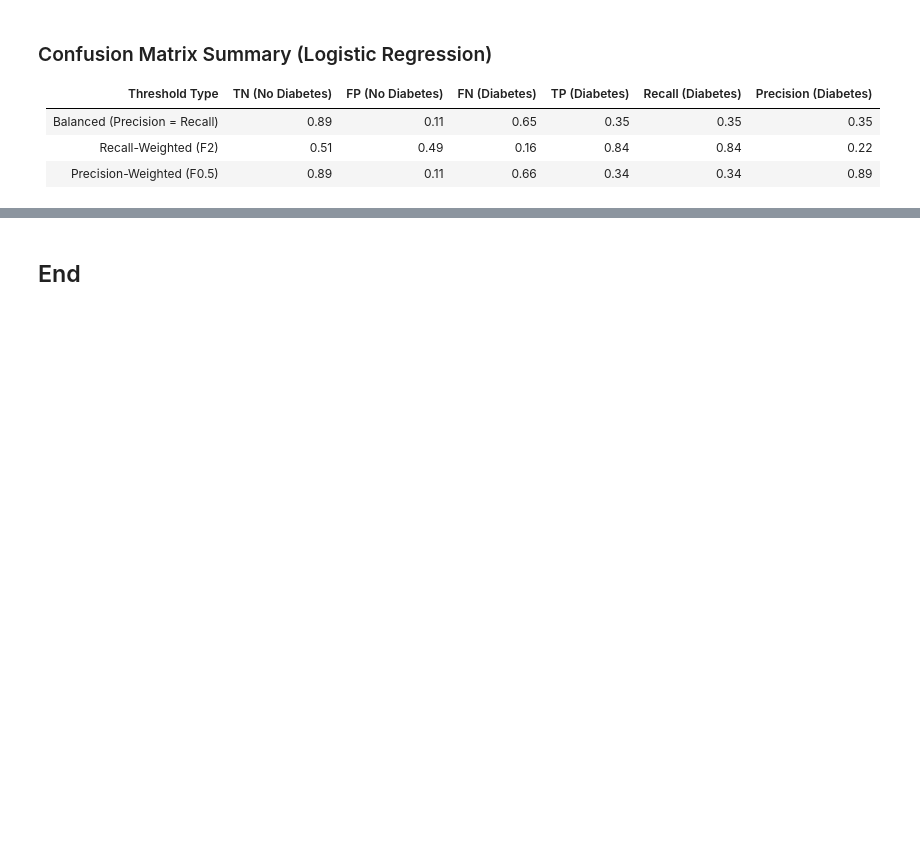
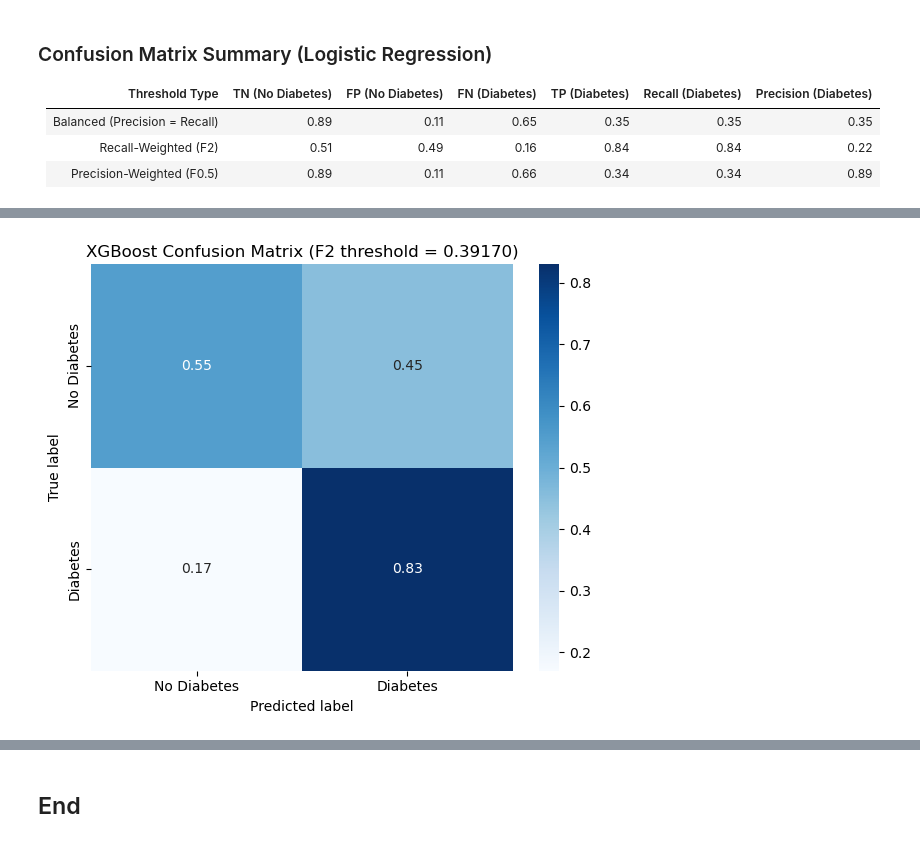
Before and after one commit to shaolinpat/brfss_diabetes_modeling, a Jupyter notebook: notebooks/01_xgboost_2022_2023.ipynb, the cells around one changed output, grey strips where cells are left out. Cells and saved outputs as stored; diff of their text form; code cells hidden in the pictures; blank space fills up the shorter version.

```diff
--- a/notebooks/01_xgboost_2022_2023.ipynb
+++ b/notebooks/01_xgboost_2022_2023.ipynb
@@ -509,0 +702,10 @@ y_test shape: (91682,)
+# %%
+# Train XGBoost on resampled data
+xgb_model_recent = xgb.XGBClassifier(
+    eval_metric="logloss",
+    random_state=SEED
+)
+xgb_model_recent.fit(X_resampled, y_resampled)
+
+# Predict probabilities on original (imbalanced) test set
+y_probs_recent = xgb_model_recent.predict_proba(X_test)[:, 1]
@@ -509,0 +788,20 @@ y_test shape: (91682,)
+# %%
+# Convert predicted probabilities to binary predictions
+y_pred_f2 = (y_probs_recent >= f2_threshold_recent).astype(int)
+
+# Compute confusion matrix
+cm = confusion_matrix(y_recent, y_pred_f2, normalize='true')
+
+# Plot confusion matrix
+fig, ax = plt.subplots(figsize=(6, 5))
+sns.heatmap(cm, annot=True, fmt=".2f", cmap="Blues", xticklabels=["No Diabetes", "Diabetes"],
+            yticklabels=["No Diabetes", "Diabetes"], ax=ax)
+
+plt.title(f"XGBoost Confusion Matrix (F2 threshold = {f2_threshold_recent:.5f})")
+plt.xlabel("Predicted label")
+plt.ylabel("True label")
+plt.tight_layout()
+plt.savefig(image_dir / "01_xgb_confmat_2022_2023_f2.png", dpi=300)
+plt.show()
+# %% [output]
+[figure, added]
```
Also changed, not shown: parts of 94 cells of this notebook, 9 other files.
